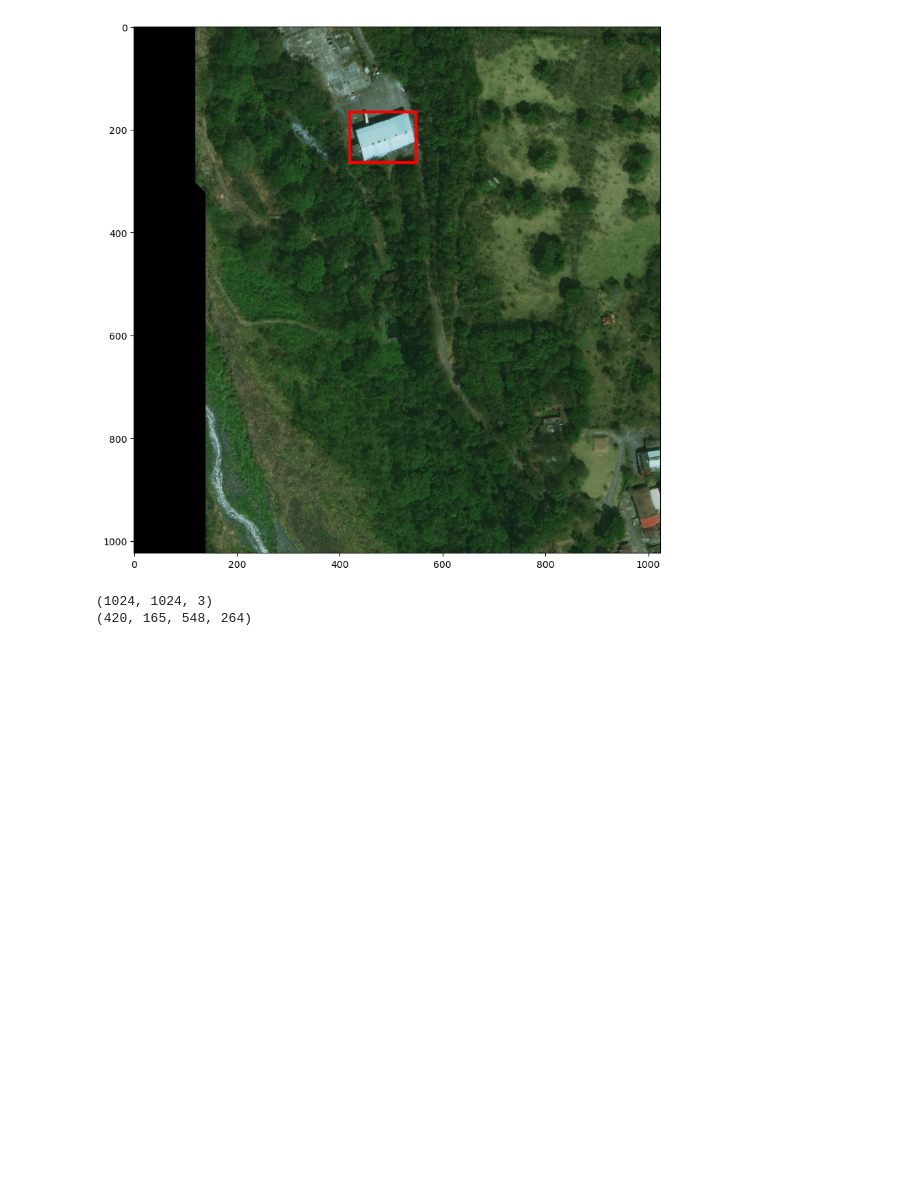
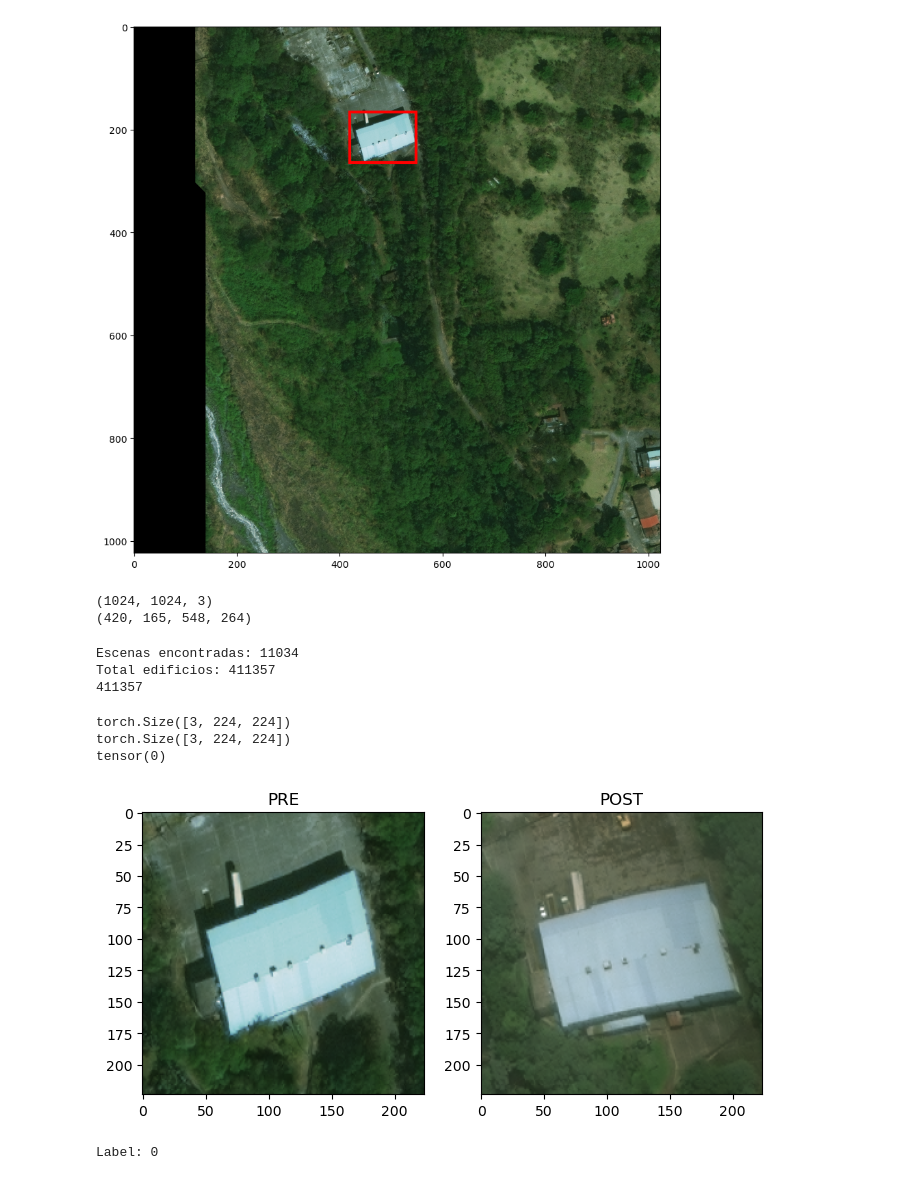
Before and after one commit to Stroper-Flame/RNyAP-Clasificacion-de-Dano-en-Edificaciones, a Jupyter notebook: main.ipynb, the cells around one changed output. Saved outputs shown, nothing was run; the diff lists cells and outputs as text; code cells hidden in the pictures; blank space fills up the shorter version.

Commit message:
Modificamos configuracion .py para agregar PADDING, crear dataset.py para cargar el vector pytorch del dataset, extraer edificios, etc.

```diff
--- a/main.ipynb
+++ b/main.ipynb
@@ -221,3 +221,44 @@ print(bbox)
 [figure]
 (1024, 1024, 3)
 (420, 165, 548, 264)
+# %%
+from src.dataset import XView2
+from src.configuracion import DATASET_DIR
+
+dataset = XView2(DATASET_DIR)
+
+print(len(dataset))
+# %% [output]
+Escenas encontradas: 11034
+Total edificios: 411357
+411357
+# %%
+pre_img, post_img, label = dataset[0]
+
+print(pre_img.shape)
+print(post_img.shape)
+print(label)
+# %% [output]
+torch.Size([3, 224, 224])
+torch.Size([3, 224, 224])
+tensor(0)
+# %%
+pre_img, post_img, label = dataset[0]
+
+pre_vis = pre_img.permute(1, 2, 0).numpy()
+post_vis = post_img.permute(1, 2, 0).numpy()
+
+fig, ax = plt.subplots(1, 2, figsize=(8, 4))
+
+ax[0].imshow(pre_vis)
+ax[0].set_title("PRE")
+
+ax[1].imshow(post_vis)
+ax[1].set_title("POST")
+
+plt.show()
+
+print("Label:", label.item())
+# %% [output]
+[figure, added]
+Label: 0
```
Also changed, not shown: parts of 1 cell of this notebook, 2 other files.
